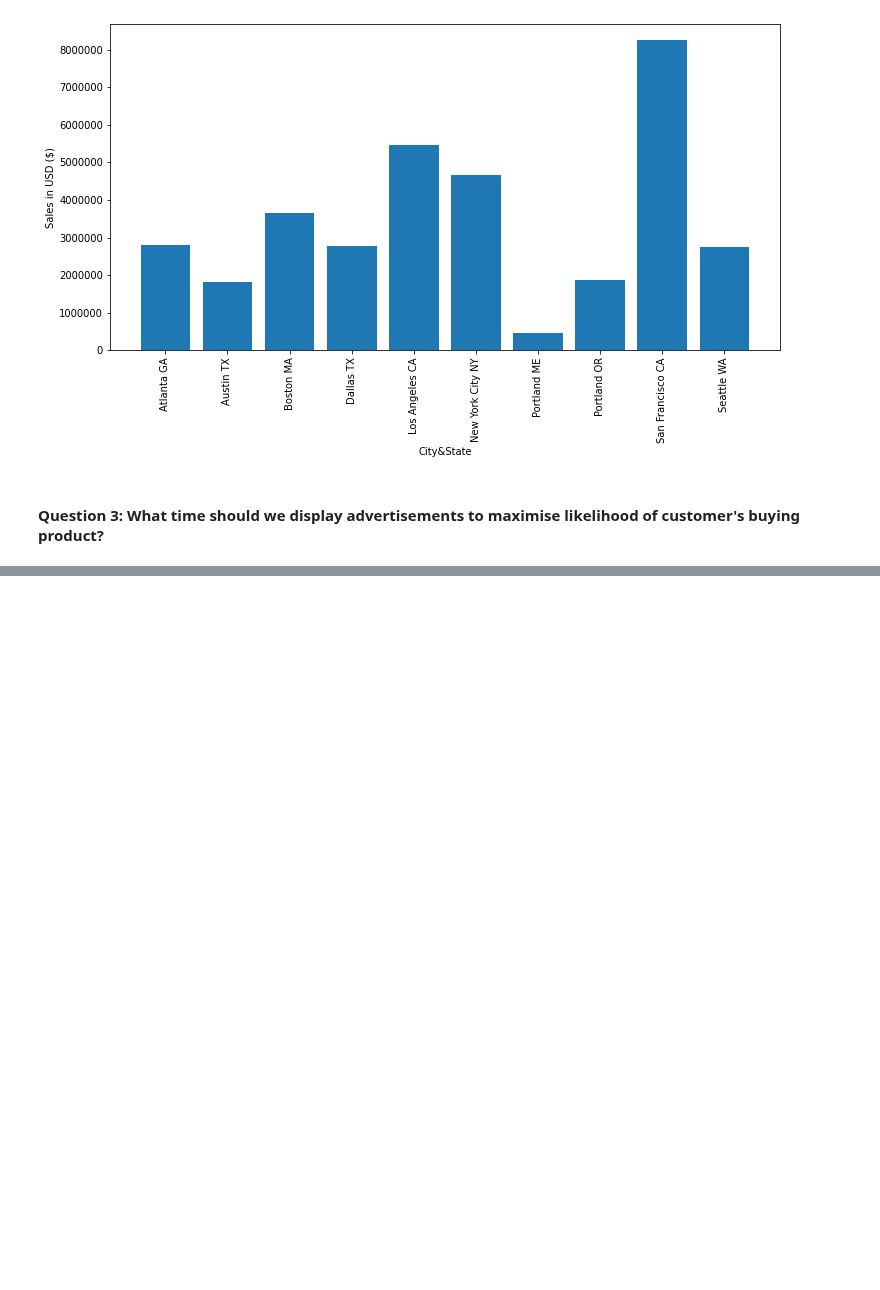
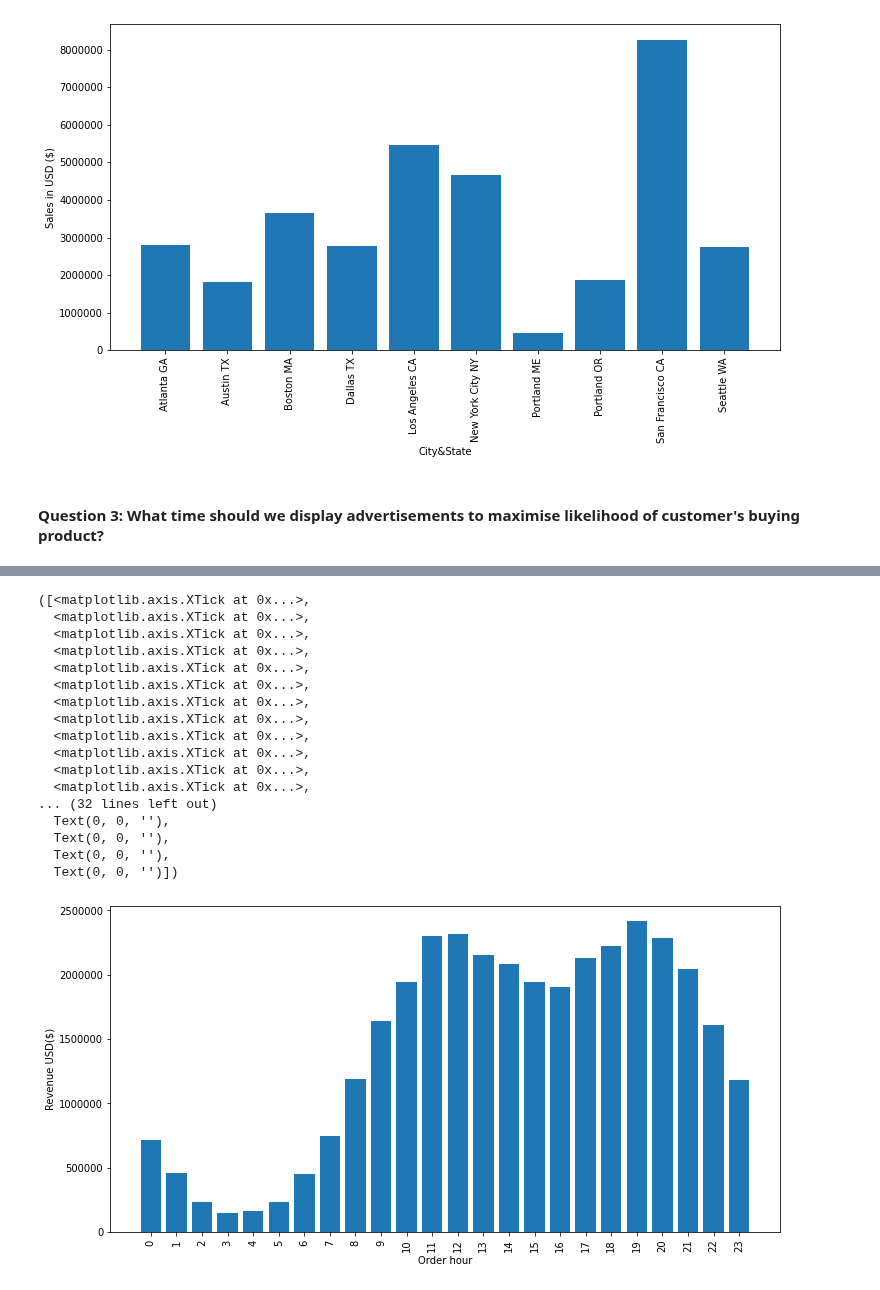
Before and after one commit to dominikadebska/Data-Science-Projects, a Jupyter notebook: Pandas-Data-Science-Tasks-master/SalesAnalysis/Analysis.ipynb, the cells around one changed output, grey strips where cells are left out. Drawn from its saved outputs; the diff is of its cells as text; code cells hidden in the pictures; blank space fills up the shorter version.

```diff
--- a/Pandas-Data-Science-Tasks-master/SalesAnalysis/Analysis.ipynb
+++ b/Pandas-Data-Science-Tasks-master/SalesAnalysis/Analysis.ipynb
@@ -246,0 +260,5 @@ plt.xticks(rotation = 'vertical')
+# %%
+def get_time(date):
+    return date.split(' ')[1].split(':')[0]
+# %%
+all_data['Order hour'] = all_data['Order Date'].apply(lambda x: get_time(x))
@@ -246,0 +294,27 @@ plt.xticks(rotation = 'vertical')
+# %%
+plt.figure(figsize = (12,6))
+plt.bar(range(0,24), all_data.groupby('Order hour').sum()['Revenue'])
+plt.xlabel('Order hour')
+plt.ylabel('Revenue USD($)')
+plt.ticklabel_format(style='plain', axis='y')
+plt.xticks(rotation = 'vertical')
+plt.xticks(range(0,24))
+# %% [output]
+([<matplotlib.axis.XTick at 0x...>,
+  <matplotlib.axis.XTick at 0x...>,
+  <matplotlib.axis.XTick at 0x...>,
+  <matplotlib.axis.XTick at 0x...>,
+  <matplotlib.axis.XTick at 0x...>,
+  <matplotlib.axis.XTick at 0x...>,
+  <matplotlib.axis.XTick at 0x...>,
+  <matplotlib.axis.XTick at 0x...>,
+  <matplotlib.axis.XTick at 0x...>,
+  <matplotlib.axis.XTick at 0x...>,
+  <matplotlib.axis.XTick at 0x...>,
+  <matplotlib.axis.XTick at 0x...>,
+... (32 lines left out)
+  Text(0, 0, ''),
+  Text(0, 0, ''),
+  Text(0, 0, ''),
+  Text(0, 0, '')])
+[figure, added]
```
Also changed, not shown: parts of 15 cells of this notebook, 1 other file.
